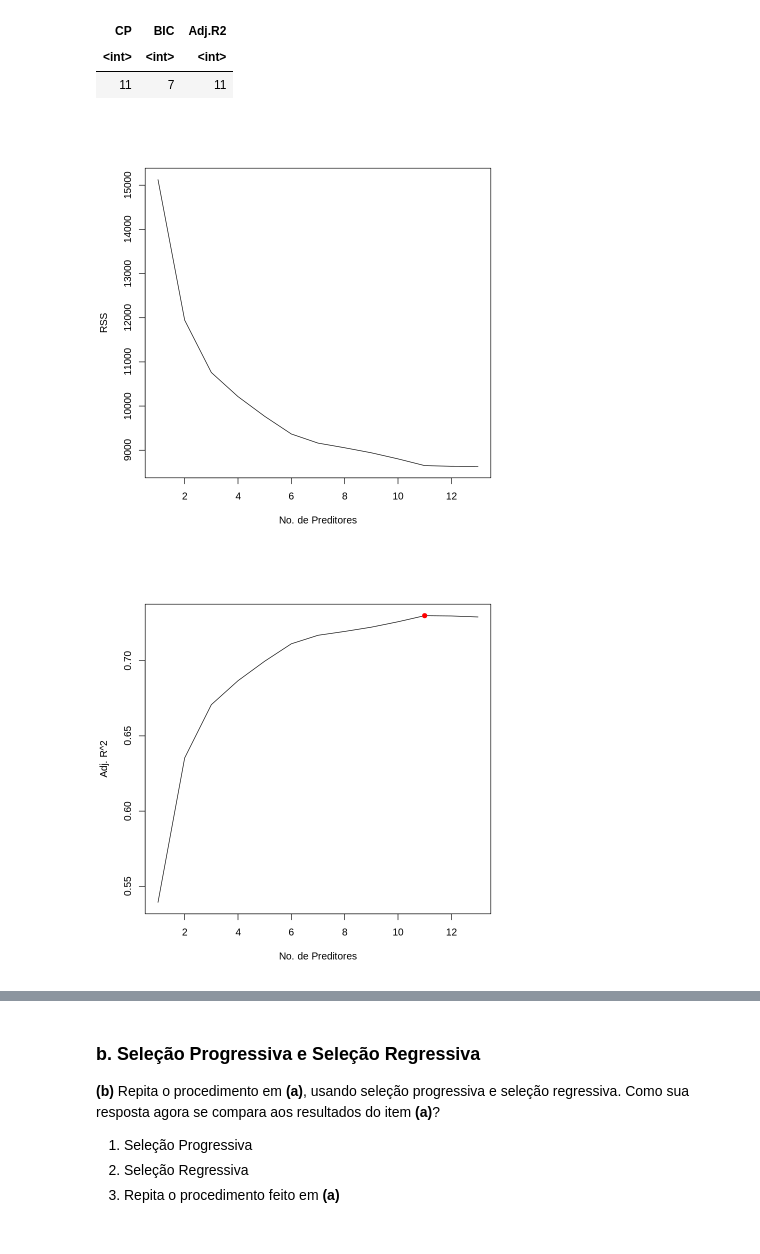
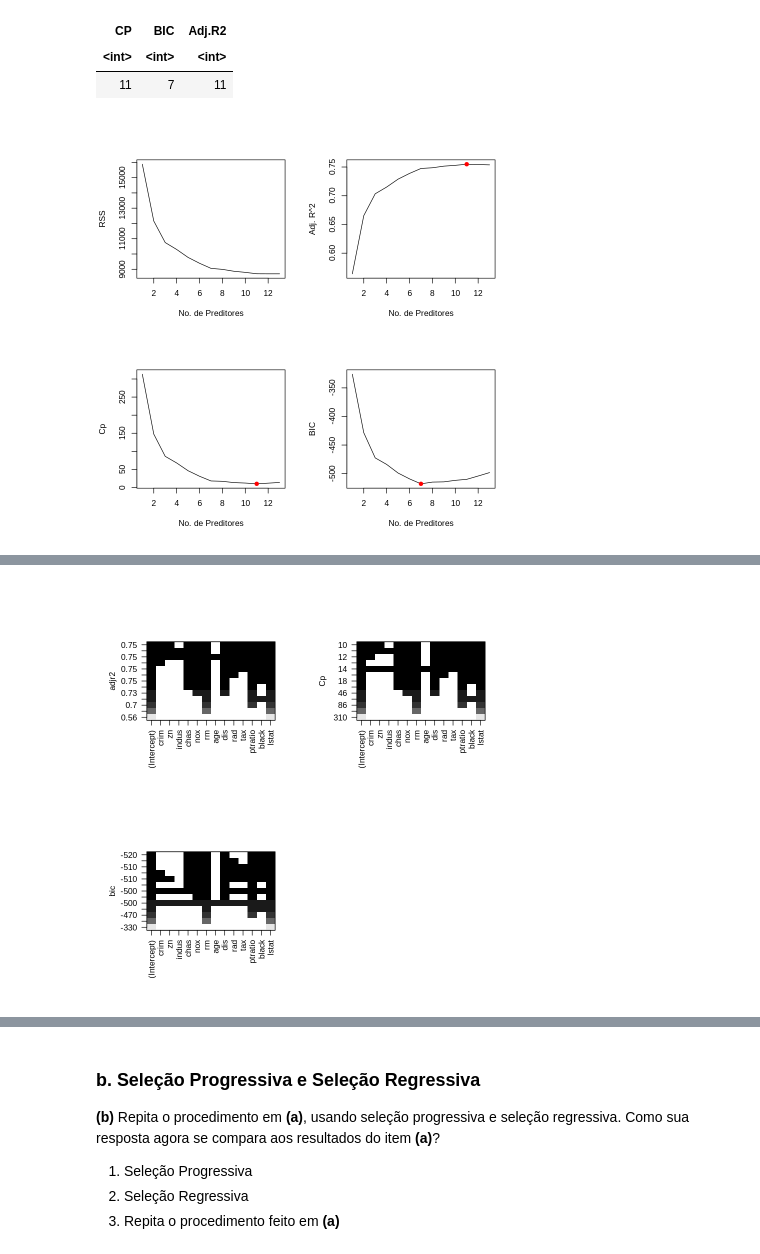
Before and after one commit to SamuelOliveira/Colab, a Jupyter notebook: FT084_2021S1_T2_predicao_R.ipynb, the cells around one changed output, grey strips where cells are left out. Drawn from its saved outputs; the diff is of its cells as text; code cells hidden in the pictures.

```diff
--- a/FT084_2021S1_T2_predicao_R.ipynb
+++ b/FT084_2021S1_T2_predicao_R.ipynb
@@ -61,0 +85,3 @@ A data.frame: 6 × 14
+# %%
+boston.df <-Boston
+head(boston.df)
@@ -61,0 +104,8 @@ A data.frame: 6 × 14
+# %%
+boston.dp <- scale(boston.df[,1:13])
+
+medv <- boston.df[,14]
+boston.df_p <- cbind(boston.dp,medv)
+boston.df_p <- as.data.frame(boston.df_p)
+
+boston.df_p
@@ -81,10 +166,9 @@ model.train.sum <-summary(model.train)
 # %%
-# Criando Subconjuntos
-split <-sample(nrow(Boston), 100)
-Boston.test  <-Boston[split,]
-Boston.train <-Boston[-split,]
+split <-sample(nrow(boston.df), 100)
 
-# Criando Modelo de Treino
-model.train <-regsubsets(medv~., data=Boston.train, nvmax=13)
+boston.df.test  <-boston.df_p[split,]
+boston.df.train <-boston.df_p[-split,]
+
+model.train     <-regsubsets(medv~., data=boston.df.train, nvmax=13)
 model.train.sum <-summary(model.train)
 # %% [markdown]
@@ -108,6 +191,7 @@ A data.frame: 1 × 3
 | <int> | <int> | <int> |
 | 11 | 7 | 11 |
 # %%
+
 # Gráficos
 
     # Com isso em mente, realizaremos gráficos para r ao quadrado ajustado,
@@ -121,24 +205,22 @@ A data.frame: 1 × 3
 
+par(mfrow = c(2,2))
+
 # RSS
 plot(model.train.sum$rss,xlab='No. de Preditores',ylab='RSS',type='l')
 
 # R2 ajustado
 plot(model.train.sum$adjr2,xlab='No. de Preditores',ylab='Adj. R^2',type='l')
-max_p = which.max(model.train.sum$adjr2)
-points(max_p,model.train.sum$adjr2[max_p],pch=19,col='red')
-plot(model.train,scale='adjr2')
+max.adjr2 = which.max(model.train.sum$adjr2)
+points(max.adjr2,model.train.sum$adjr2[max.adjr2],pch=19,col='red')
 
 # Cp
 plot(model.train.sum$cp,xlab='No. de Preditores',ylab='Cp',type='l')
-min_p = which.min(model.train.sum$cp)
-points(min_p,model.train.sum$cp[min_p],pch=19,col='red')
-plot(model.train,scale='Cp')
+min.cp = which.min(model.train.sum$cp)
+points(min.cp,model.train.sum$cp[min.cp],pch=19,col='red')
 
 # BIC
 plot(model.train.sum$bic,xlab='No. de Preditores',ylab='BIC',type='l')
-min_p = which.min(model.train.sum$bic)
-points(min_p,model.train.sum$bic[min_p],pch=19,col='red')
-plot(model.train,scale='bic')
+min.bic = which.min(model.train.sum$bic)
+points(min.bic,model.train.sum$bic[min.bic],pch=19,col='red')
 # %% [output]
-[figure, old version]
+[figure, new version]
-[figure, removed]
@@ -150,3 +227,16 @@ plot(model.train,scale='bic')
+# %%
+par(mfrow = c(2,2))
+
+# R2 ajustado
+plot(model.train,scale='adjr2')
+
+# Cp
+plot(model.train,scale='Cp')
+
+# BIC
+plot(model.train,scale='bic')
+# %% [output]
+[figure, added]
 # %%
 # Coeficientes
 
```
Also changed, not shown: parts of 24 cells of this notebook.
